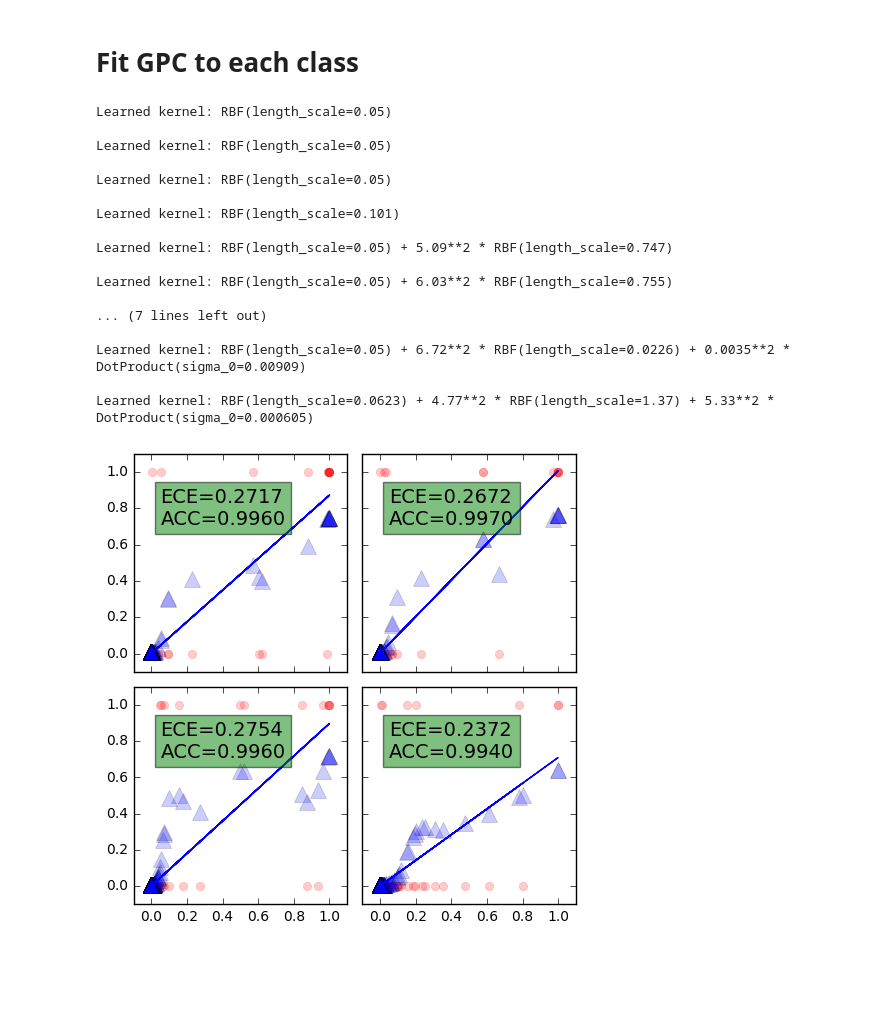
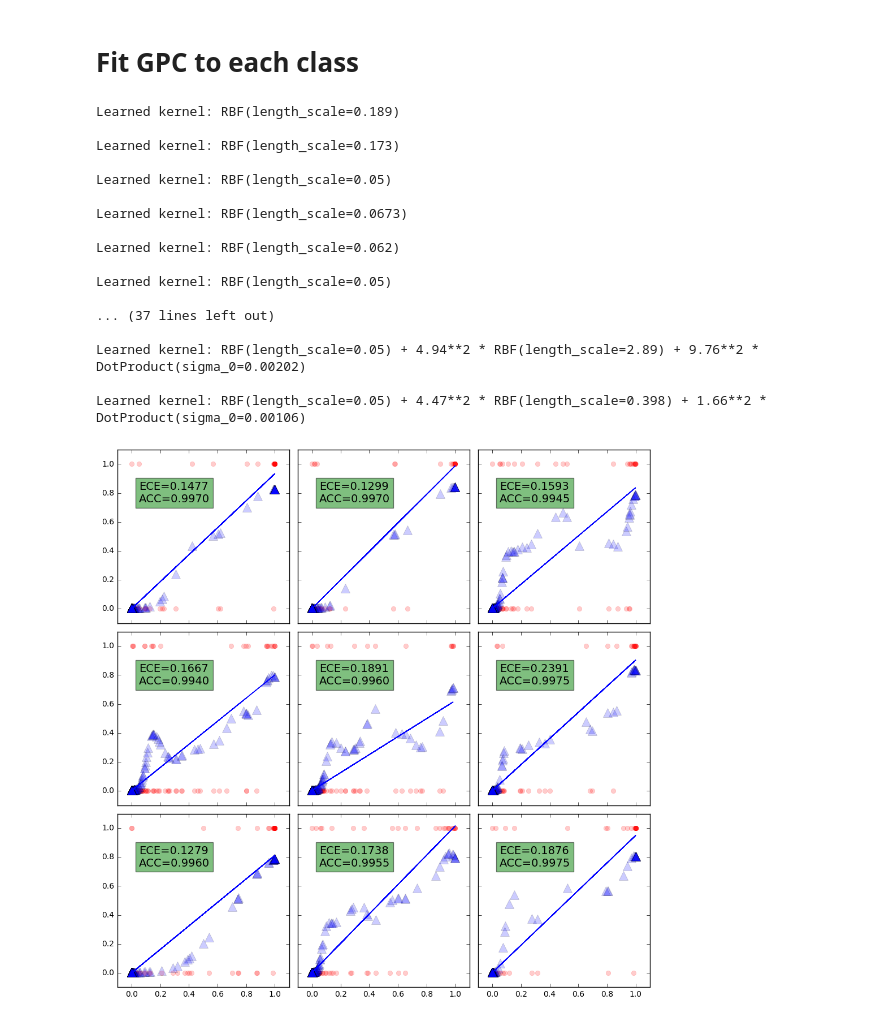
Before and after one commit to disiji/nn_assessor, a Jupyter notebook: binary_gpc.ipynb, the cells around one changed output. Saved outputs shown, nothing was run; the diff lists cells and outputs as text; code cells hidden in the pictures; blank space fills up the shorter version.

Commit message:
generated some results with gpc_sklearn and gpc_gpy

```diff
--- a/binary_gpc.ipynb
+++ b/binary_gpc.ipynb
@@ -13,11 +13,11 @@ from IPython.display import display
 %matplotlib inline
 
 NUM_BINS = 10
-N = 1000 # takes value from 1 to 10000
+N = 2000 # takes value from 1 to 10000
 NUM_CLASSES =  100
-NUM_CLASSES_PLOT = 4
-NUM_COL = 2
-METHOD_NAME = "binary_gp"
+NUM_CLASSES_PLOT = 9
+NUM_COL = 3
+METHOD_NAME = "binary_gpc"
 # %%
 # Load prediction from ResNet on CIFAR100 test data, which contains 10,000 images.
 # https://github.com/rloganiv/pytorch-classification/blob/master/predict.py
@@ -31,39 +31,39 @@ Y_true = data[:,0]
 # %% [markdown]
 # Fit GPC to each class
 # %%
-# GPC with SKlearn
+# GPC with sklearn
 KERNELS = [RBF(0.1, (0.05, 1)),
            RBF(0.1, (0.05, 1)) + 10**2 * RBF(1),
            RBF(0.1, (0.05, 1)) + 10**2 * RBF(1) + 100.0 * DotProduct(sigma_0=1.0)]
 for kernel in KERNELS:
     f, ax = plt.subplots(NUM_CLASSES_PLOT/NUM_COL, NUM_COL, sharex='col', sharey='row')
-    f.set_figheight(5)
-    f.set_figwidth(5)
+    f.set_figheight(10)
+    f.set_figwidth(10)
     for K in range(NUM_CLASSES_PLOT):
         ax[K/NUM_COL, K%NUM_COL] = gpc_sklearn(ax[K/NUM_COL, K%NUM_COL],
                                                  p[:,K],
                                                  np.array((Y_true == K)) * 1,
                                                  kernel)
     f.tight_layout()
     #f.savefig("figures/%s/reliability_per_class.png" % METHOD_NAME)
     #f.savefig("figures/%s/reliability_per_class.eps" % METHOD_NAME, format='eps',dpi=1000)
     #plt.legend(('Data', 'Isotonic Fit', 'Linear Fit'), loc='lower right')
 # %% [output]
-Learned kernel: RBF(length_scale=0.05)
+Learned kernel: RBF(length_scale=0.189)
+
+Learned kernel: RBF(length_scale=0.173)
 
 Learned kernel: RBF(length_scale=0.05)
 
+Learned kernel: RBF(length_scale=0.0673)
+
+Learned kernel: RBF(length_scale=0.062)
+
 Learned kernel: RBF(length_scale=0.05)
 
-Learned kernel: RBF(length_scale=0.101)
+... (37 lines left out)
 
-Learned kernel: RBF(length_scale=0.05) + 5.09**2 * RBF(length_scale=0.747)
+Learned kernel: RBF(length_scale=0.05) + 4.94**2 * RBF(length_scale=2.89) + 9.76**2 * DotProduct(sigma_0=0.00202)
 
-Learned kernel: RBF(length_scale=0.05) + 6.03**2 * RBF(length_scale=0.755)
-
-... (7 lines left out)
-
-Learned kernel: RBF(length_scale=0.05) + 6.72**2 * RBF(length_scale=0.0226) + 0.0035**2 * DotProduct(sigma_0=0.00909)
-
-Learned kernel: RBF(length_scale=0.0623) + 4.77**2 * RBF(length_scale=1.37) + 5.33**2 * DotProduct(sigma_0=0.000605)
+Learned kernel: RBF(length_scale=0.05) + 4.47**2 * RBF(length_scale=0.398) + 1.66**2 * DotProduct(sigma_0=0.00106)
-[figure, old version]
+[figure, new version]
```
Also changed, not shown: parts of 3 cells of this notebook, 1 other file.
